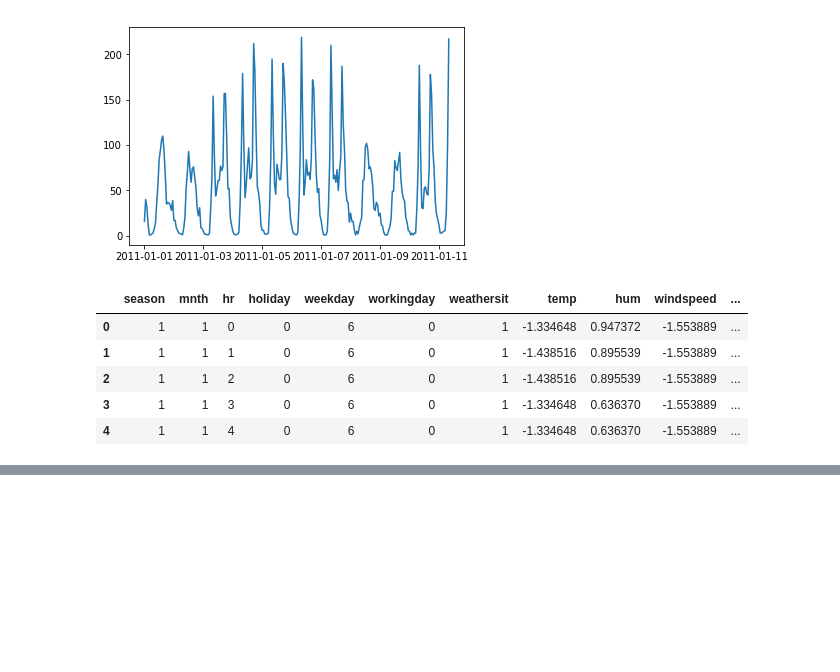
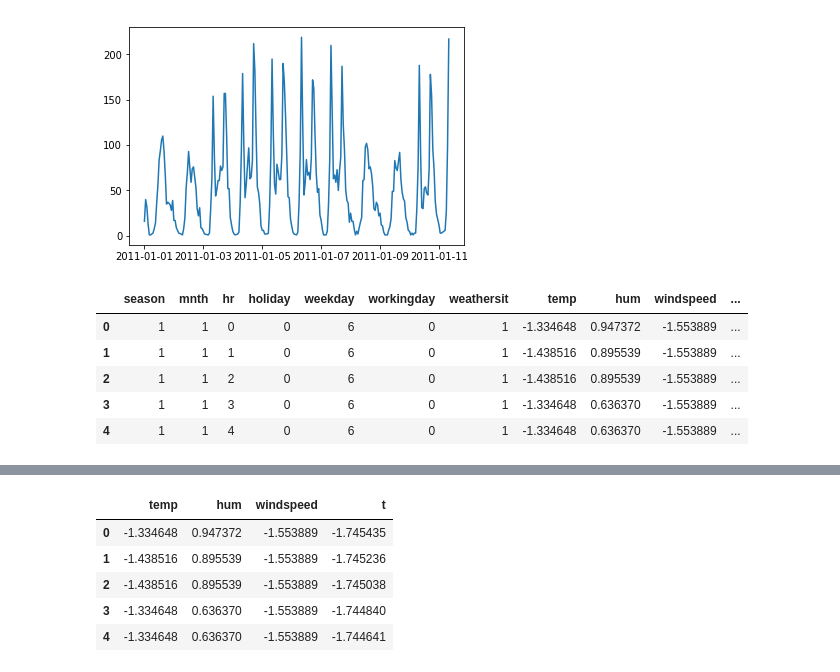
Before and after one commit to sachinruk/deepschool.io, a Jupyter notebook: Lesson8-Bike Sharing - Solutions.ipynb, the cells around one changed output, grey strips where cells are left out. Saved outputs shown, nothing was run; the diff lists cells and outputs as text; code cells hidden in the pictures; blank space fills up the shorter version.

```diff
--- a/Lesson8-Bike Sharing - Solutions.ipynb
+++ b/Lesson8-Bike Sharing - Solutions.ipynb
@@ -91,0 +138,9 @@ cat_model.add(Merge(cat_models))
+# %%
+rides[quant_features].head()
+# %% [output]
+|  | temp | hum | windspeed | t |
+| 0 | -1.334648 | 0.947372 | -1.553889 | -1.745435 |
+| 1 | -1.438516 | 0.895539 | -1.553889 | -1.745236 |
+| 2 | -1.438516 | 0.895539 | -1.553889 | -1.745038 |
+| 3 | -1.334648 | 0.636370 | -1.553889 | -1.744840 |
+| 4 | -1.334648 | 0.636370 | -1.553889 | -1.744641 |
```
Also changed, not shown: parts of 16 cells of this notebook, 3 other files.
